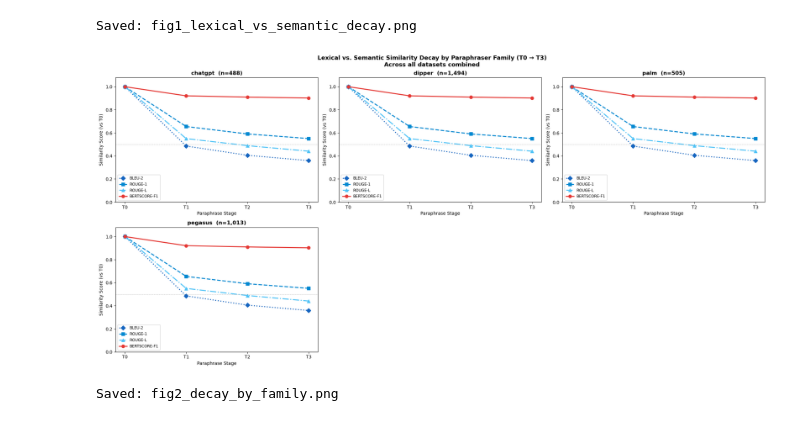
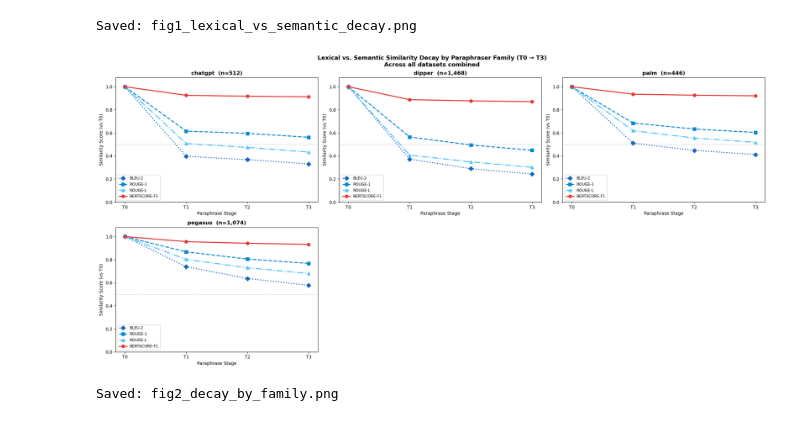
Before and after one commit to Spectato54/ShipOfTheseus-NLP-Project, a Jupyter notebook: notebooks/02_baseline_similarity.ipynb, the cells around one changed output. Drawn from its saved outputs; the diff is of its cells as text; code cells hidden in the pictures.

```diff
--- a/notebooks/02_baseline_similarity.ipynb
+++ b/notebooks/02_baseline_similarity.ipynb
@@ -389,34 +391,37 @@ for ax, family in zip(axes, families):
     lex  = mean_lex_scores(df)
     bert = mean_bertscore(df)
 
+    combined = pd.concat([lex, bert], ignore_index=True)
+    pivot = combined.pivot(index='metric', columns='stage', values='score')
+
     for metric, style in METRIC_STYLE.items():
         if metric not in pivot.index:
             print(f"WARNING: '{metric}' not found. Available: {pivot.index.tolist()}")
             continue
         vals = [1.0] + [pivot.loc[metric, s] if s in pivot.columns else np.nan
                         for s in PLOT_STAGES]
         ax.plot(STAGES, vals,
                 color=style['color'], linestyle=style['ls'],
                 marker=style['marker'], linewidth=2.2,
                 markersize=7, label=metric)
 
     ax.set_title(f"{family}  (n={len(df):,})", fontweight='bold')
     ax.set_xlabel('Paraphrase Stage')
     ax.set_ylabel('Similarity Score (vs T0)')
     ax.set_ylim(0, 1.08)
     ax.axhline(0.5, color='grey', linewidth=0.7, linestyle='--', alpha=0.5)
     ax.legend(fontsize=8.5)
 
 for ax in axes[len(families):]:
     ax.set_visible(False)
 
 fig.suptitle('Lexical vs. Semantic Similarity Decay by Paraphraser Family (T0 → T3)\n'
              'Across all datasets combined',
              fontsize=13, fontweight='bold')
 plt.tight_layout()
 plt.savefig(FIGURES / 'fig1_decay_by_family.png', dpi=150, bbox_inches='tight')
 plt.show()
 print('Saved: fig2_decay_by_family.png')
 # %% [output]
-[figure, old version]
+[figure, new version]
 Saved: fig2_decay_by_family.png
```
Also changed, not shown: parts of 4 cells of this notebook, 19 other files.
